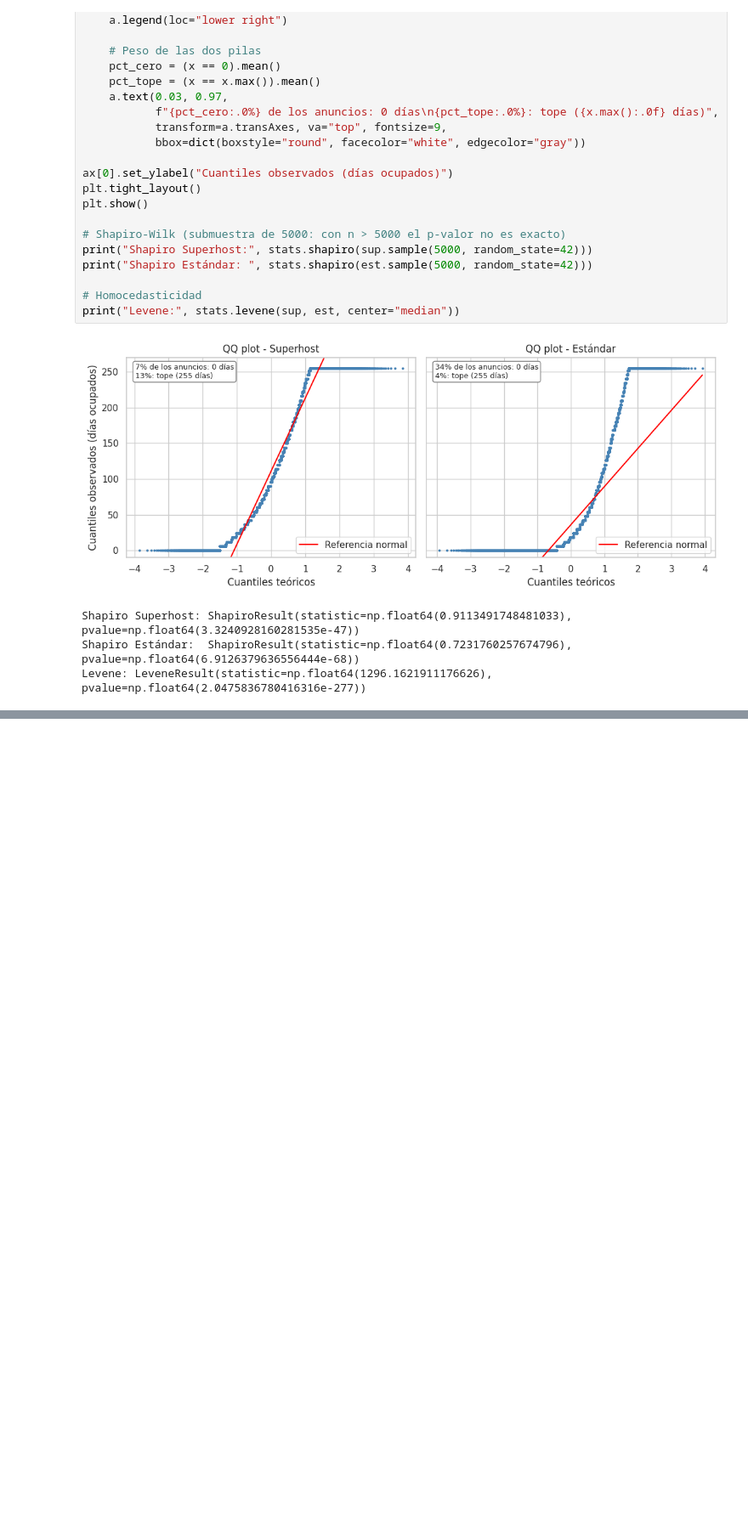
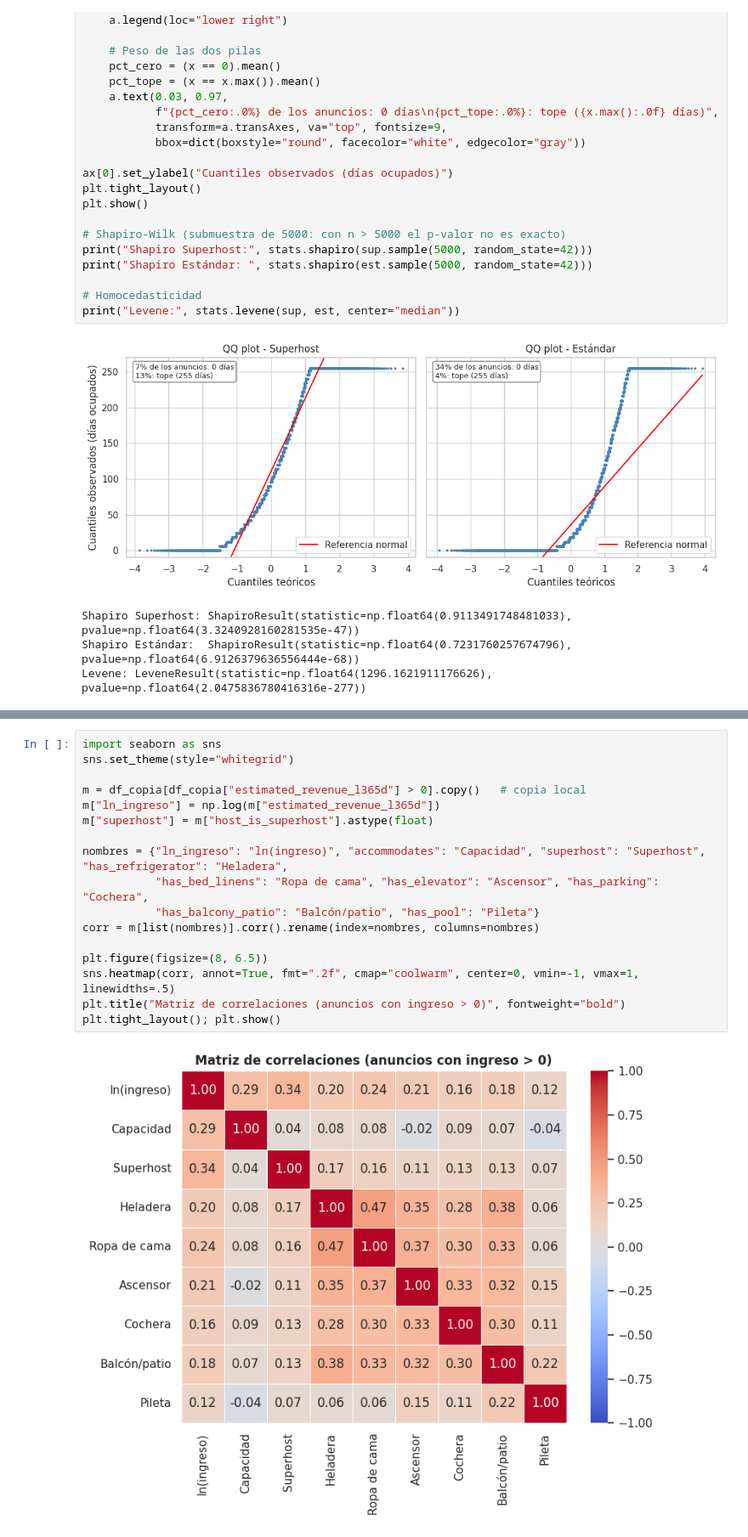
Before and after one commit to Jeronit1/AnalisisDeDatos, a Jupyter notebook: entrega.ipynb, the cells around one changed output, grey strips where cells are left out. Shown at 85% size. Saved outputs shown, nothing was run; the diff lists cells and outputs as text; blank space fills up the shorter version.

```diff
--- a/entrega.ipynb
+++ b/entrega.ipynb
@@ -814,0 +849,19 @@ No puede afirmarse que la insignia *genere* esa ventaja ni que se traduzca en ma
+# %%
+import seaborn as sns
+sns.set_theme(style="whitegrid")
+
+m = df_copia[df_copia["estimated_revenue_l365d"] > 0].copy()   # copia local
+m["ln_ingreso"] = np.log(m["estimated_revenue_l365d"])
+m["superhost"] = m["host_is_superhost"].astype(float)
+
+nombres = {"ln_ingreso": "ln(ingreso)", "accommodates": "Capacidad", "superhost": "Superhost", "has_refrigerator": "Heladera",
+           "has_bed_linens": "Ropa de cama", "has_elevator": "Ascensor", "has_parking": "Cochera",
+           "has_balcony_patio": "Balcón/patio", "has_pool": "Pileta"}
+corr = m[list(nombres)].corr().rename(index=nombres, columns=nombres)
+
+plt.figure(figsize=(8, 6.5))
+sns.heatmap(corr, annot=True, fmt=".2f", cmap="coolwarm", center=0, vmin=-1, vmax=1, linewidths=.5)
+plt.title("Matriz de correlaciones (anuncios con ingreso > 0)", fontweight="bold")
+plt.tight_layout(); plt.show()
+# %% [output]
+[figure, added]
```
Also changed, not shown: parts of 28 cells of this notebook, 1 other file.
